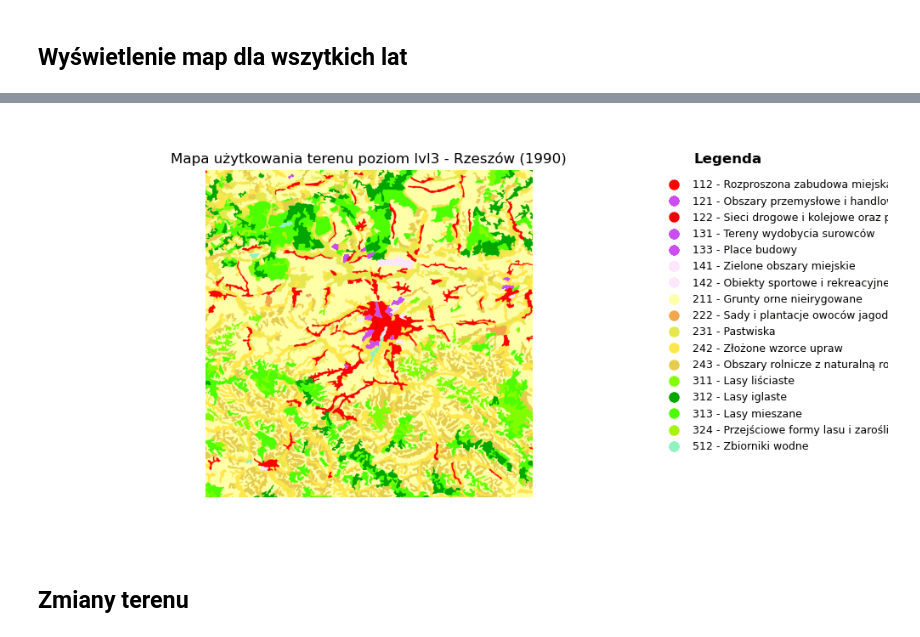
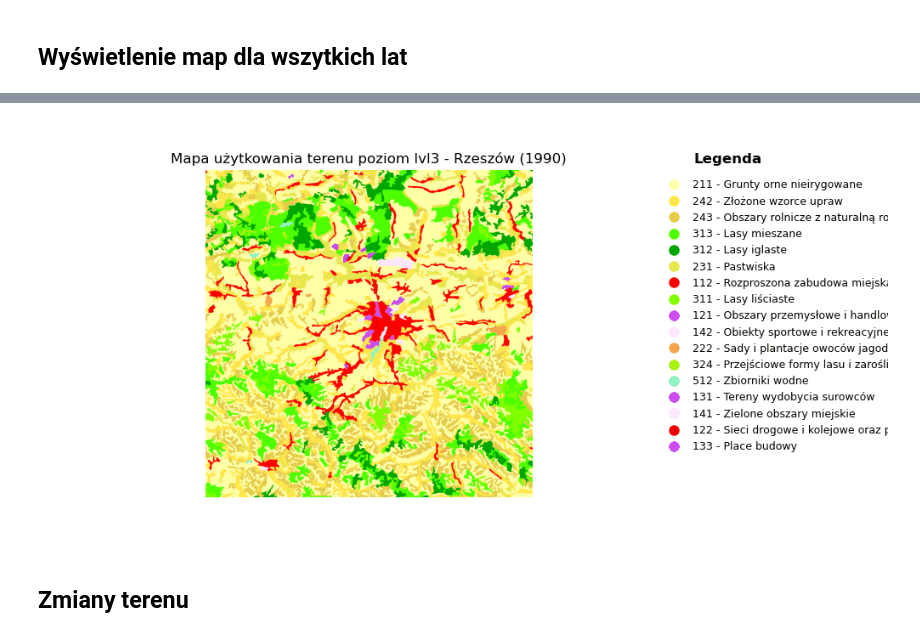
Before and after one commit to eo-agh/daes-project-2425-trzywarstwowa-grupa, a Jupyter notebook: notebooks/test_script.ipynb, the cells around one changed output, grey strips where cells are left out. Drawn from its saved outputs; the diff is of its cells as text; code cells hidden in the pictures.

```diff
--- a/notebooks/test_script.ipynb
+++ b/notebooks/test_script.ipynb
@@ -224,9 +224,7 @@ for year, img in images.items():
     df = pd.DataFrame({
         'x': cols,
         'y': rows,
-        'R': pixels[:, 0],
-        'G': pixels[:, 1],
-        'B': pixels[:, 2]
+        'rgb': list(zip(pixels[:, 0], pixels[:, 1], pixels[:, 2]))
     })
 
     dfs[year] = df
@@ -408,22 +410,18 @@ Name: proportion, dtype: float64
-# %%
-unique_categories_per_year = {}
-unique_categories_lvl_2_per_year = {}
-unique_categories_lvl_1_per_year = {}
-
-for year, df in dfs.items():
-    df["rgb"] = list(zip(df["R"], df["G"], df["B"]))
-
-    unique_rgb_values = set(df["rgb"].unique())
-    unique_rgb_values_lvl_2 = set(df["rgb_lvl_2"].unique())
-    unique_rgb_values_lvl_1 = set(df["rgb_lvl_1"].unique())
-
-    unique_categories = {key: value for key, value in level_3_legend.items() if key in unique_rgb_values}
-    unique_categories_per_year[year] = unique_categories
-
-    unique_categories_lvl_2 = {key: value for key, value in level_2_legend.items() if key in unique_rgb_values_lvl_2}
-    unique_categories_lvl_2_per_year[year] = unique_categories_lvl_2
-
-    unique_categories_lvl_1 = {key: value for key, value in level_1_legend.items() if key in unique_rgb_values_lvl_1}
-    unique_categories_lvl_1_per_year[year] = unique_categories_lvl_1
+# %%
+unique_categories_lvl_3_per_year = {}
+unique_categories_lvl_2_per_year = {}
+unique_categories_lvl_1_per_year = {}
+
+for year, counts in class_lvl_3_counts_per_year.items():
+        categories = counts.index
+        unique_categories_lvl_3_per_year[year] = {level_3_legend_rgb[el.split(" - ")[0]]: el for el in categories}
+
+for year, counts in class_lvl_2_counts_per_year.items():
+        categories = counts.index
+        unique_categories_lvl_2_per_year[year] = {level_2_legend_rgb[el.split(" - ")[0]]: el for el in categories}
+
+for year, counts in class_lvl_1_counts_per_year.items():
+        categories = counts.index
+        unique_categories_lvl_1_per_year[year] = {level_1_legend_rgb[el.split(" - ")[0]]: el for el in categories}
 # %%
 print(f"Liczba uniklanych kategorii poziomu 3 dla roku 1990:")
@@ -551,11 +546,10 @@ def MapAnimationByYears(images_dict, legend_dict_per_year, area_name, level_name
 
         year = years[frame]
         pil_img = images_dict[year]
-        img = np.array(pil_img)
         year_legend = legend_dict_per_year[year]
 
         # Mapa
-        ax_map.imshow(img)
+        ax_map.imshow(pil_img)
         ax_map.axis("off")
         title = area_name.replace("_", " ").title()
         ax_map.set_title(f"Mapa użytkowania terenu poziom {level_name} - {title} ({year})")
@@ -609,7 +603,7 @@ MapAnimationByYears(images_lvl_2, unique_categories_lvl_2_per_year, area_name, "
 # %%
-MapAnimationByYears(images_lvl_3, unique_categories_per_year, area_name, "lvl3")
+MapAnimationByYears(images, unique_categories_lvl_3_per_year, area_name, "lvl3")
 # %% [output]
-[figure, old version]
+[figure, new version]
 # %% [markdown]
 ## Zmiany terenu
 # %%
```
Also changed, not shown: parts of 20 cells of this notebook, 6 other files.
